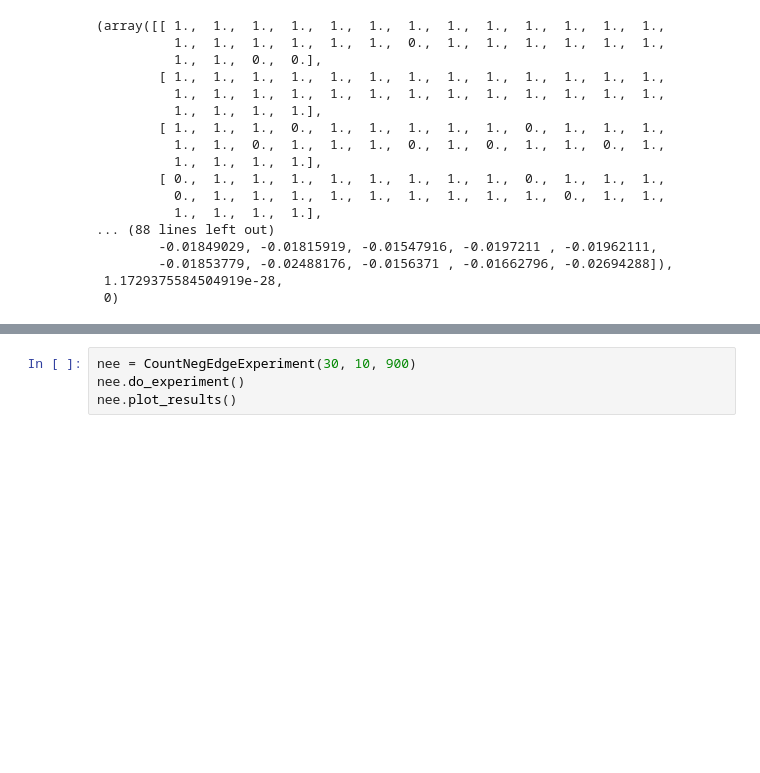
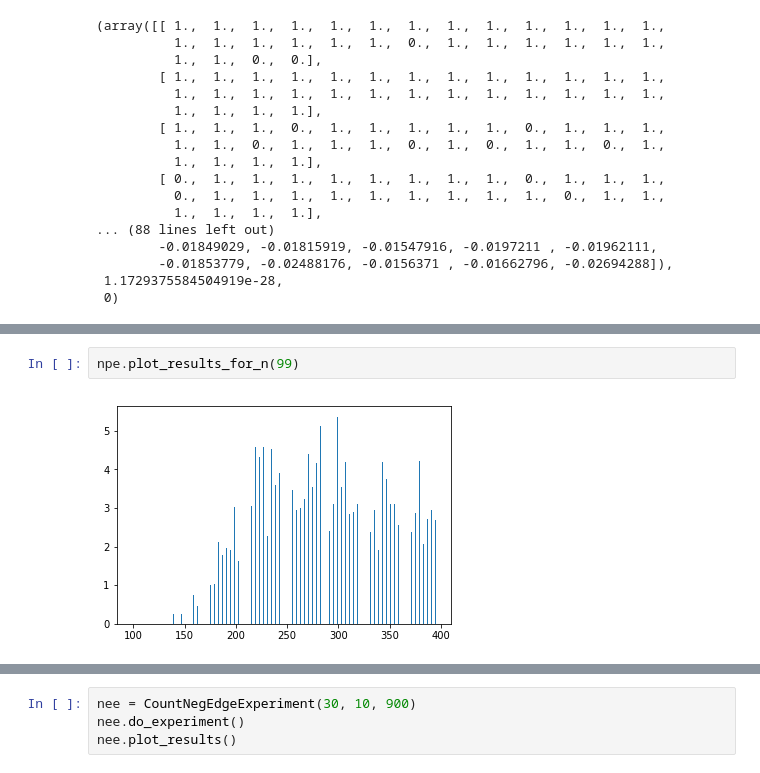
Before and after one commit to MapleOx/elec_flow, a Jupyter notebook: Bipartite Electrical Flow.ipynb, the cells around one changed output, grey strips where cells are left out. Saved outputs shown, nothing was run; the diff lists cells and outputs as text; blank space fills up the shorter version.

```diff
--- a/Bipartite Electrical Flow.ipynb
+++ b/Bipartite Electrical Flow.ipynb
@@ -216,0 +297,4 @@ class CountNegEdgeExperiment():
+# %%
+npe.plot_results_for_n(99)
+# %% [output]
+[figure, added]
```
Also changed, not shown: parts of 5 cells of this notebook.
